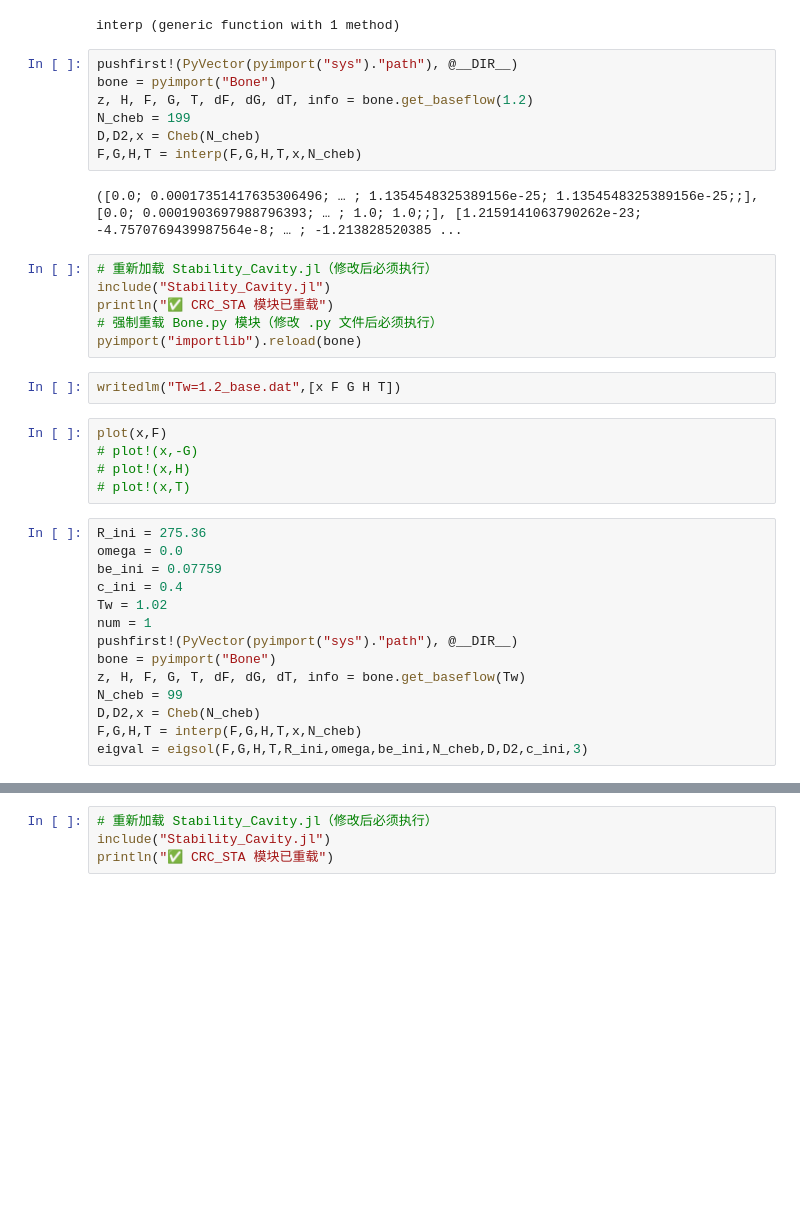
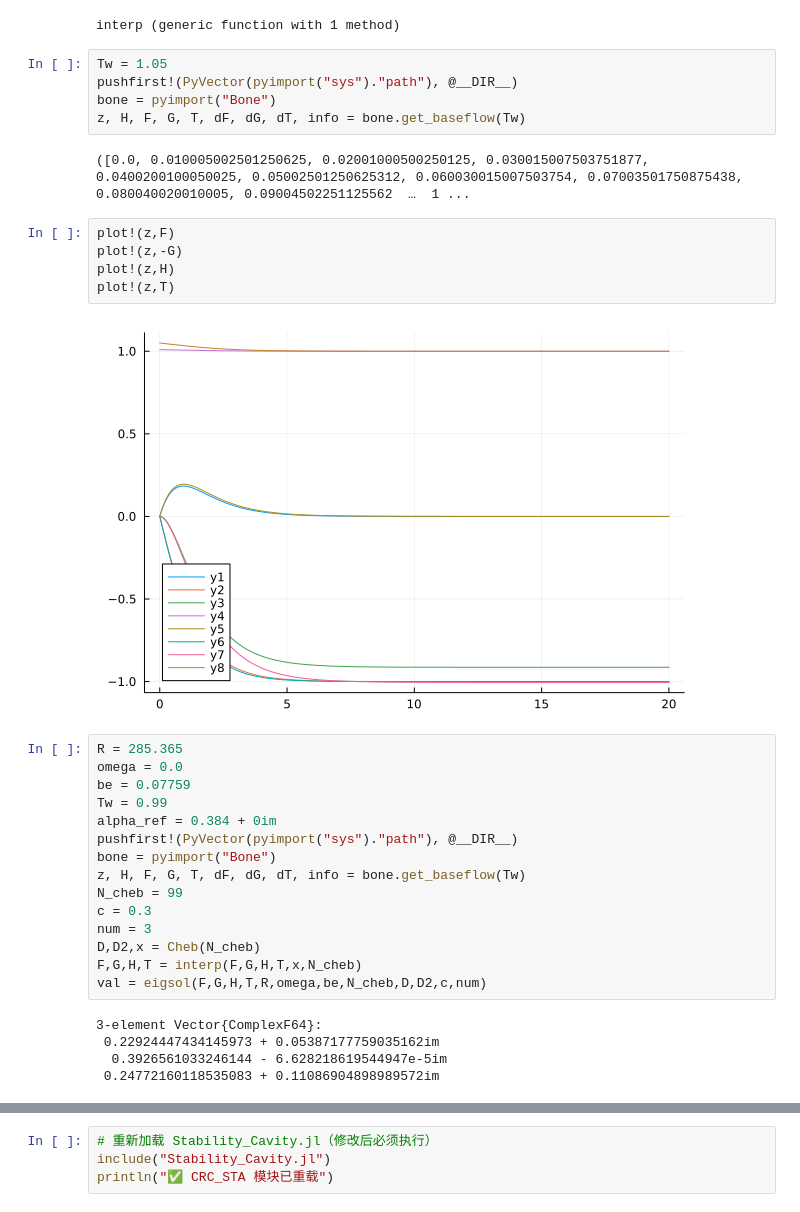
Before and after one commit to HaojieZhang917/Rotating-Flow-ToolKit, a Jupyter notebook: compress/BEK/Vonkarmen_bone/Bone.ipynb, the cells around one changed output, grey strips where cells are left out. Drawn from its saved outputs; the diff is of its cells as text; blank space fills up the shorter version.

```diff
--- a/compress/BEK/Vonkarmen_bone/Bone.ipynb
+++ b/compress/BEK/Vonkarmen_bone/Bone.ipynb
@@ -64,42 +75,40 @@ function Cheb(N)
 end
 # %% [output]
 interp (generic function with 1 method)
-# %%
-pushfirst!(PyVector(pyimport("sys")."path"), @__DIR__)
-bone = pyimport("Bone")
-z, H, F, G, T, dF, dG, dT, info = bone.get_baseflow(1.2)
-N_cheb = 199
-D,D2,x = Cheb(N_cheb)
-F,G,H,T = interp(F,G,H,T,x,N_cheb)
-# %% [output]
-([0.0; 0.00017351417635306496; … ; 1.1354548325389156e-25; 1.1354548325389156e-25;;], [0.0; 0.0001903697988796393; … ; 1.0; 1.0;;], [1.2159141063790262e-23; -4.7570769439987564e-8; … ; -1.213828520385 ...
-# %%
-# 重新加载 Stability_Cavity.jl（修改后必须执行）
-include("Stability_Cavity.jl")
-println("✅ CRC_STA 模块已重载")
-# 强制重载 Bone.py 模块（修改 .py 文件后必须执行）
-pyimport("importlib").reload(bone)
-# %%
-writedlm("Tw=1.2_base.dat",[x F G H T])
+# %%
+Tw = 1.05
+pushfirst!(PyVector(pyimport("sys")."path"), @__DIR__)
+bone = pyimport("Bone")
+z, H, F, G, T, dF, dG, dT, info = bone.get_baseflow(Tw)
+# %% [output]
+([0.0, 0.010005002501250625, 0.02001000500250125, 0.030015007503751877, 0.0400200100050025, 0.05002501250625312, 0.060030015007503754, 0.07003501750875438, 0.080040020010005, 0.09004502251125562  …  1 ...
 # %%
-plot(x,F)
-# plot!(x,-G)
-# plot!(x,H)
-# plot!(x,T)
+plot!(z,F)
+plot!(z,-G)
+plot!(z,H)
+plot!(z,T)
+# %% [output]
+[figure, added]
 # %%
-R_ini = 275.36
+R = 285.365
 omega = 0.0
-be_ini = 0.07759
-c_ini = 0.4
-Tw = 1.02
-num = 1
+be = 0.07759
+Tw = 0.99
+alpha_ref = 0.384 + 0im
 pushfirst!(PyVector(pyimport("sys")."path"), @__DIR__)
 bone = pyimport("Bone")
 z, H, F, G, T, dF, dG, dT, info = bone.get_baseflow(Tw)
 N_cheb = 99
+c = 0.3
+num = 3
 D,D2,x = Cheb(N_cheb)
 F,G,H,T = interp(F,G,H,T,x,N_cheb)
-eigval = eigsol(F,G,H,T,R_ini,omega,be_ini,N_cheb,D,D2,c_ini,3)
+val = eigsol(F,G,H,T,R,omega,be,N_cheb,D,D2,c,num)
+# %% [output]
+3-element Vector{ComplexF64}:
+ 0.22924447434145973 + 0.05387177759035162im
+  0.3926561033246144 - 6.628218619544947e-5im
+ 0.24772160118535083 + 0.11086904898989572im
 # %%
 R_ini = 500
 omega = 0.0
```
Also changed, not shown: parts of 5 cells of this notebook, 9 other files.
